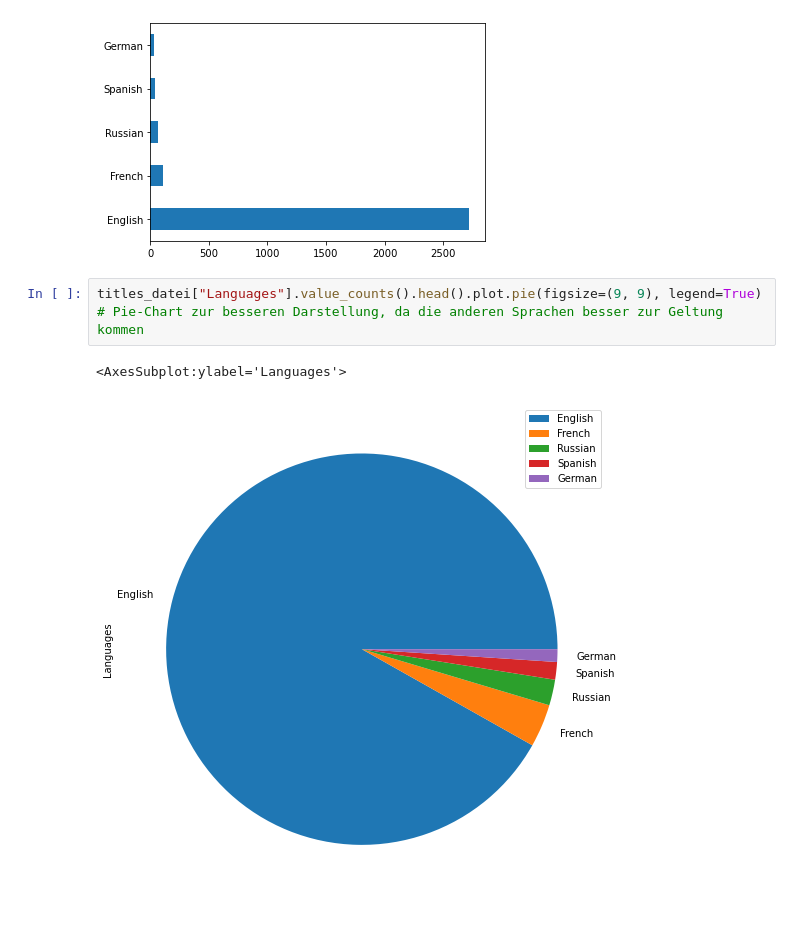
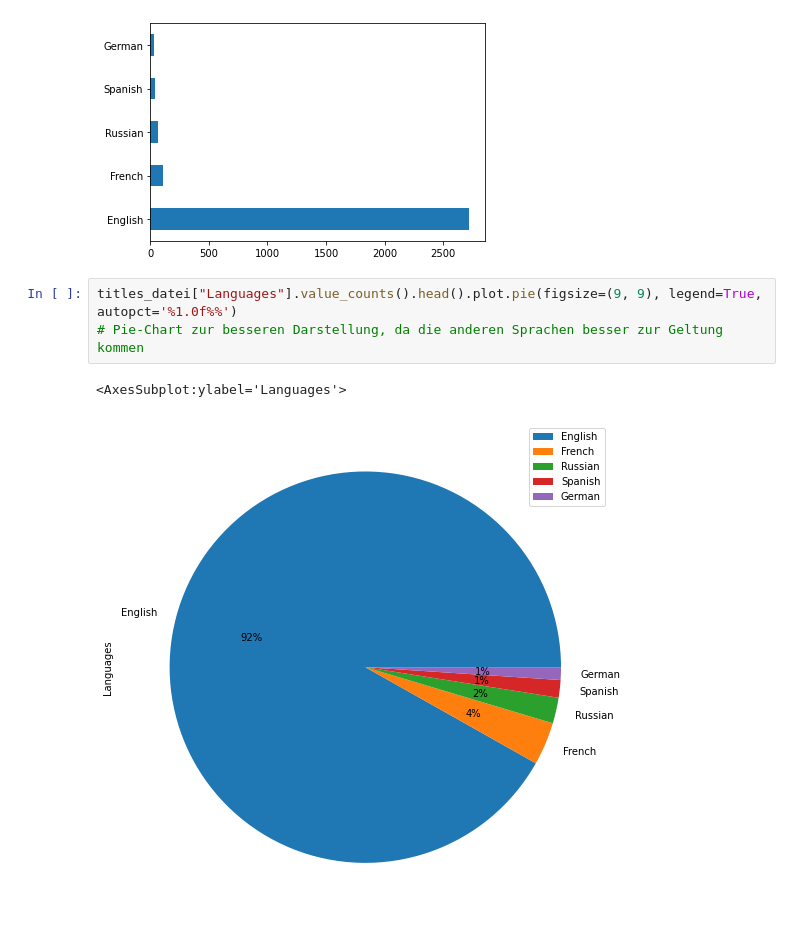
Before and after one commit to crltfrnk/2022_BdK6.5.3-P5_Gruppe_2, a Jupyter notebook: Frage_02_Sprachen.ipynb, the cells around one changed output. Drawn from its saved outputs; the diff is of its cells as text.

```diff
--- a/Frage_02_Sprachen.ipynb
+++ b/Frage_02_Sprachen.ipynb
@@ -101,8 +104,8 @@ titles_datei["Languages"].value_counts().head(5).plot.barh()
 <AxesSubplot:>
 [figure]
 # %%
-titles_datei["Languages"].value_counts().head().plot.pie(figsize=(9, 9), legend=True)
+titles_datei["Languages"].value_counts().head().plot.pie(figsize=(9, 9), legend=True, autopct='%1.0f%%')
 # Pie-Chart zur besseren Darstellung, da die anderen Sprachen besser zur Geltung kommen
 # %% [output]
 <AxesSubplot:ylabel='Languages'>
-[figure, old version]
+[figure, new version]
```
Also changed, not shown: parts of 6 cells of this notebook.
